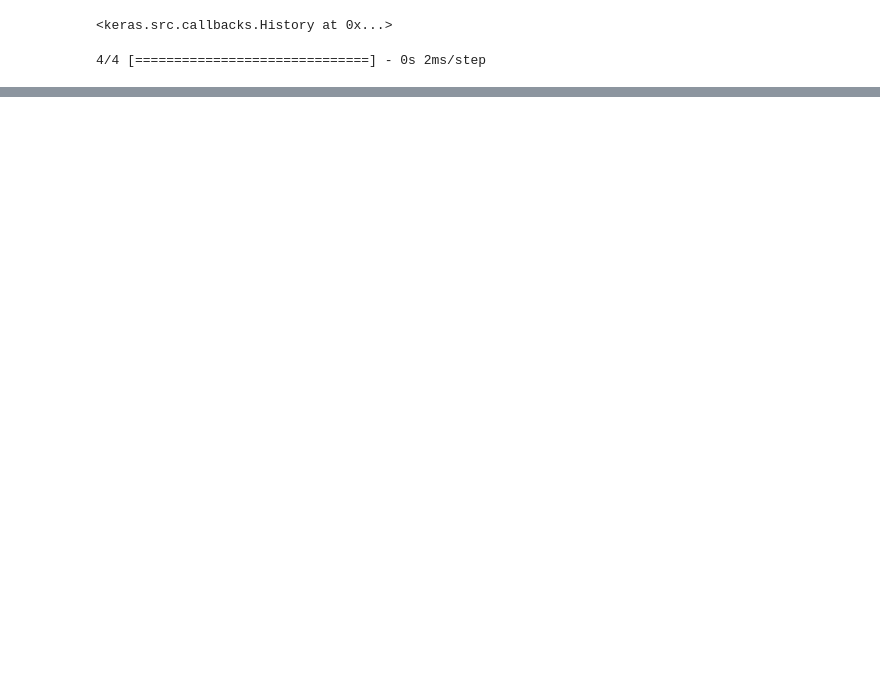
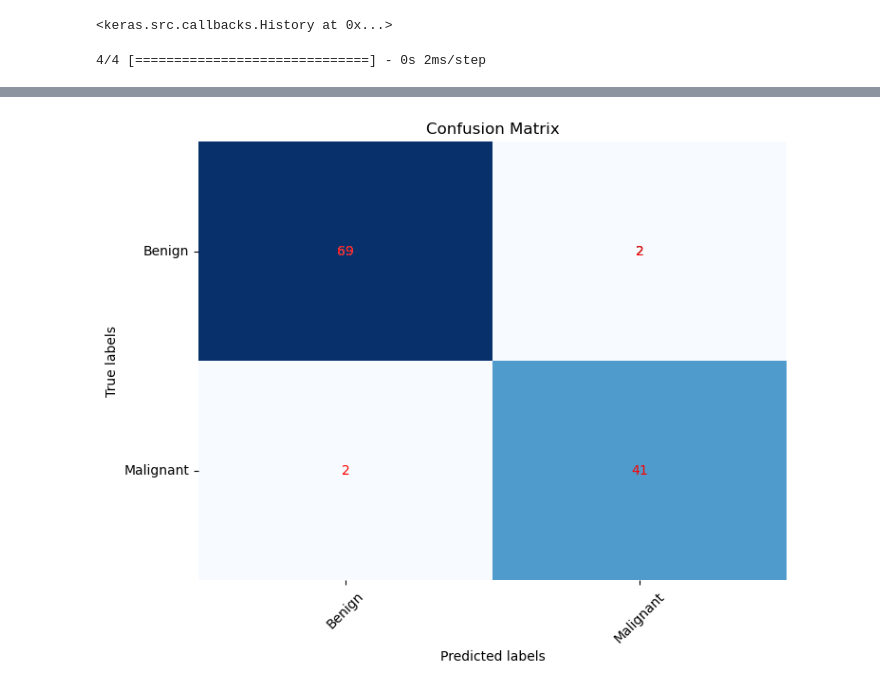
Before and after one commit to charvijain12/AI4BCancer, a Jupyter notebook: Models with PCA/ANN/ANN.ipynb, the cells around one changed output, grey strips where cells are left out. Cells and saved outputs as stored; diff of their text form; code cells hidden in the pictures; blank space fills up the shorter version.

```diff
--- a/Models with PCA/ANN/ANN.ipynb
+++ b/Models with PCA/ANN/ANN.ipynb
@@ -97,0 +98,26 @@ weighted avg       0.97      0.97      0.97       114
+# %%
+# Confusion Matrix
+import matplotlib.pyplot as plt
+import seaborn as sns
+from sklearn.metrics import confusion_matrix
+import numpy as np
+
+conf_matrix = confusion_matrix(y_test, y_pred)
+
+plt.figure(figsize=(8, 6))
+sns.heatmap(conf_matrix, annot=True, fmt="d", cmap="Blues", cbar=False,
+            xticklabels=['Benign', 'Malignant'], yticklabels=['Benign', 'Malignant'])
+plt.xlabel('Predicted labels')
+plt.ylabel('True labels')
+plt.title('Confusion Matrix')
+plt.xticks(rotation=45)
+plt.yticks(rotation=0)
+
+# Add counts
+for i in range(len(conf_matrix)):
+    for j in range(len(conf_matrix[i])):
+        plt.text(j + 0.5, i + 0.5, str(conf_matrix[i][j]), ha='center', va='center', color='red')
+
+plt.show()
+# %% [output]
+[figure, added]
```
Also changed, not shown: parts of 7 cells of this notebook, 10 other files.
